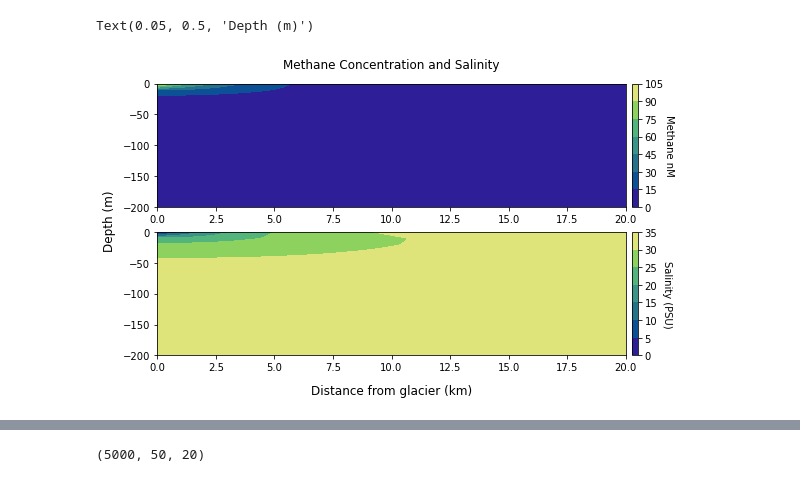
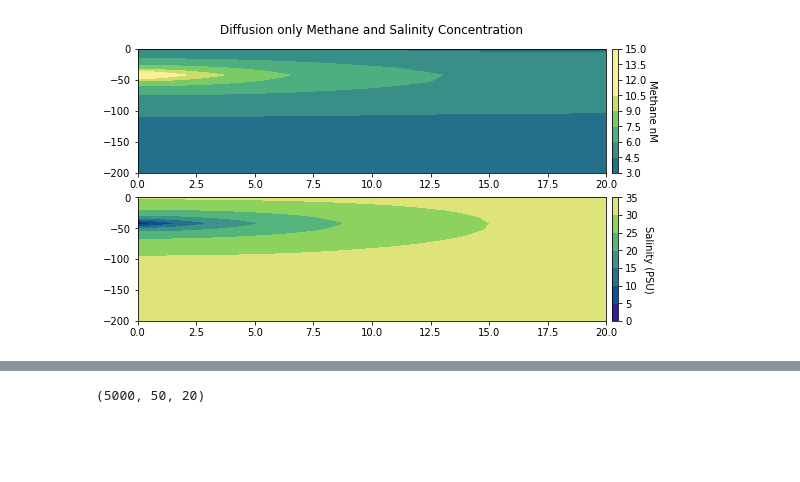
Before and after one commit to krobinson99/EOSC511Project, a Jupyter notebook: DiffusionModel.ipynb, the cells around one changed output, grey strips where cells are left out. Saved outputs shown, nothing was run; the diff lists cells and outputs as text; code cells hidden in the pictures; blank space fills up the shorter version.

```diff
--- a/DiffusionModel.ipynb
+++ b/DiffusionModel.ipynb
@@ -13,5 +13,6 @@ D=200 # m
 L=2e4 # m
 dt= 2e2 #
 T= 1e6
-zz=0
+zz=50
 C,S=glacier.glacier(ngridx,ngridz,dt,zz,T)
+Cs, Ss =glacier.glacier(ngridx,ngridz,dt,zz,T, steady = False)
@@ -18,22 +48,21 @@ C,S=glacier.glacier(ngridx,ngridz,dt,zz,T)
 # %%
 cmap=cmocean.cm.haline
 fig, axs=plt.subplots(2,1,figsize=(10,5))
 z = np.linspace(0,D,ngridz)
 x = np.linspace(0,L/1e3,ngridx)
 X,Z=np.meshgrid(x,z)
 
-c1=axs[0].contourf(X,-Z,C[-1,:,:].T,cmap=cmap)
+c1=axs[0].contourf(X,-Z,C[-1,:,:].T,cmap=cmap, vmin = 0, vmax = 11)
 cb1=fig.colorbar(c1,ax=axs[0],pad=0.01)
 cb1.ax.get_yaxis().labelpad = 10
 cb1.set_label('Methane nM', rotation=270)
-c2=axs[1].contourf(X,-Z,S[-1,:,:].T,cmap=cmap)
+c2=axs[1].contourf(X,-Z,S[-1,:,:].T,cmap=cmap, vmin = 0, vmax = 35)
 cb2=fig.colorbar(c2,ax=axs[1],pad=0.01)
 cb2.ax.get_yaxis().labelpad = 15
 cb2.set_label('Salinity (PSU)', rotation=270)
-fig.suptitle('Methane Concentration and Salinity',y=0.95,x=0.45)
-fig.supxlabel('Distance from glacier (km)',x=0.45)
-fig.supylabel('Depth (m)',x=0.05)
-#plt.savefig('fig.pdf')
+fig.suptitle('Diffusion only Methane and Salinity Concentration',y=0.95,x=0.45)
+#fig.supxlabel('Distance from glacier (km)',x=0.45)
+#fig.supylabel('Depth (m)',x=0.05)
+plt.savefig('SteadyDiffusion.pdf')
 # %% [output]
-Text(0.05, 0.5, 'Depth (m)')
-[figure, old version]
+[figure, new version]
```
Also changed, not shown: parts of 4 cells of this notebook, 4 other files.
